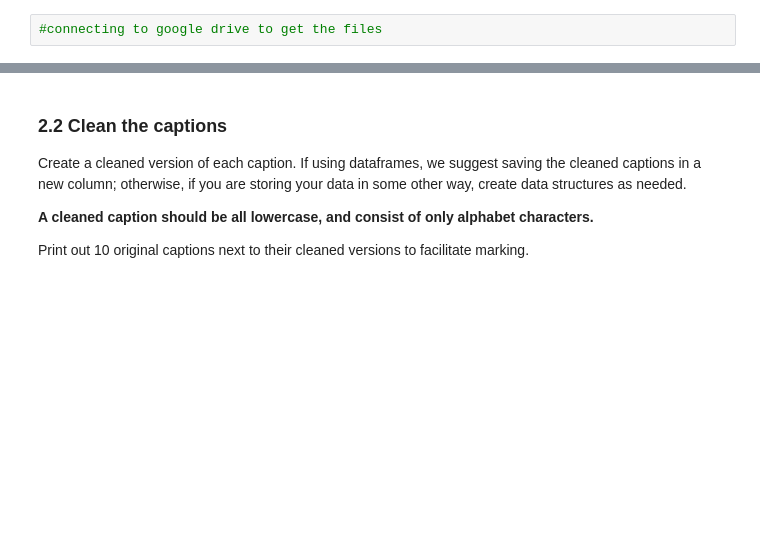
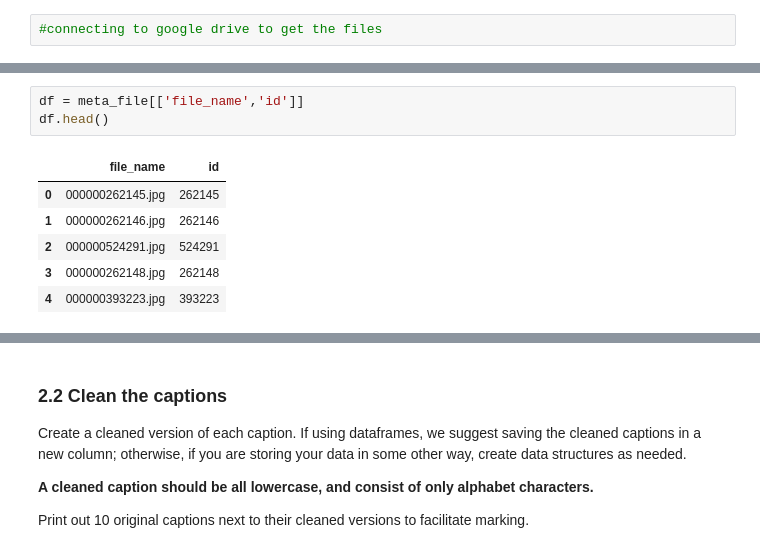
Before and after one commit to shreyshrey/ML, a Jupyter notebook: OCOMP5203M_A1.ipynb, the cells around one changed output, grey strips where cells are left out. Saved outputs shown, nothing was run; the diff lists cells and outputs as text; blank space fills up the shorter version.

```diff
--- a/OCOMP5203M_A1.ipynb
+++ b/OCOMP5203M_A1.ipynb
@@ -170,0 +182,10 @@ Mounted at /content/drive/
+# %%
+df = meta_file[['file_name','id']]
+df.head()
+# %% [output]
+|  | file_name | id |
+| 0 | 000000262145.jpg | 262145 |
+| 1 | 000000262146.jpg | 262146 |
+| 2 | 000000524291.jpg | 524291 |
+| 3 | 000000262148.jpg | 262148 |
+| 4 | 000000393223.jpg | 393223 |
```
Also changed, not shown: parts of 6 cells of this notebook.
